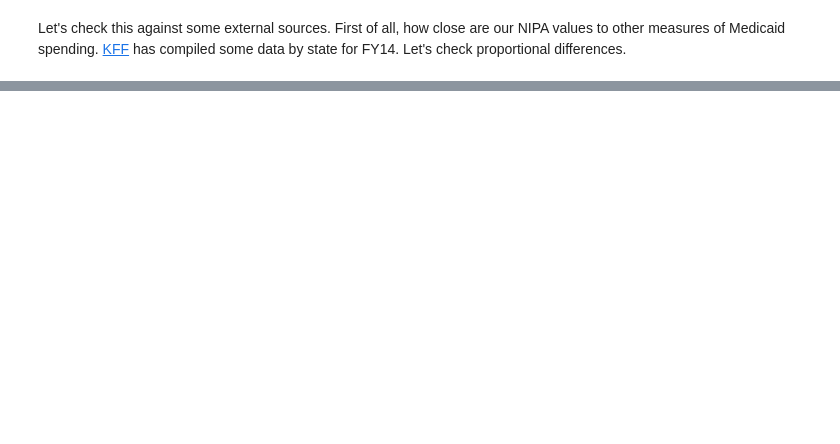
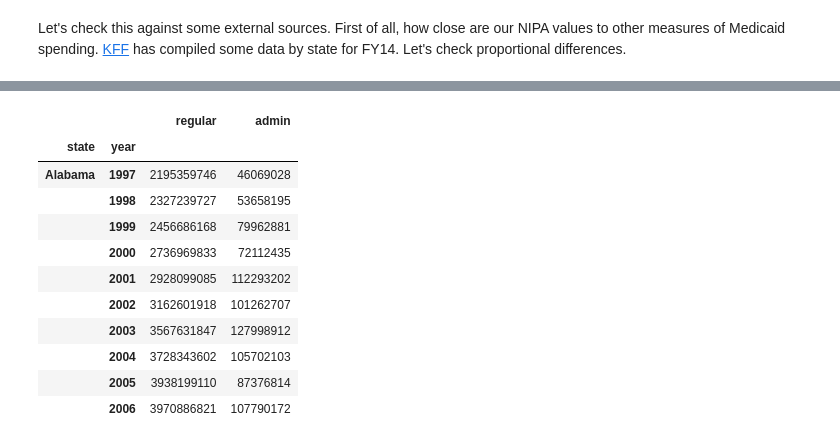
Before and after one commit to choct155/work_scratch, a Jupyter notebook: mcaid_by_state.ipynb, the cells around one changed output, grey strips where cells are left out. Saved outputs shown, nothing was run; the diff lists cells and outputs as text; code cells hidden in the pictures; blank space fills up the shorter version.

```diff
--- a/mcaid_by_state.ipynb
+++ b/mcaid_by_state.ipynb
@@ -473,0 +481,27 @@ pop2010_
+# %%
+#Read in data
+cms64=pd.read_csv('cms_64_by_st_97_11.csv')
+
+#Replace DC abbreviation
+cms64=cms64.replace('Dist. Of Col.','District of Columbia')
+
+#Set index
+cms64.set_index(['state','year'],inplace=True)
+
+#Sort idnex
+cms64.sortlevel(0,inplace=True)
+
+cms64.head(10)
+# %% [output]
+|  |  | regular | admin |
+| state | year |  |  |
+| Alabama | 1997 | 2195359746 | 46069028 |
+|  | 1998 | 2327239727 | 53658195 |
+|  | 1999 | 2456686168 | 79962881 |
+|  | 2000 | 2736969833 | 72112435 |
+|  | 2001 | 2928099085 | 112293202 |
+|  | 2002 | 3162601918 | 101262707 |
+|  | 2003 | 3567631847 | 127998912 |
+|  | 2004 | 3728343602 | 105702103 |
+|  | 2005 | 3938199110 | 87376814 |
+|  | 2006 | 3970886821 | 107790172 |
```
Also changed, not shown: parts of 27 cells of this notebook, 6 other files.
